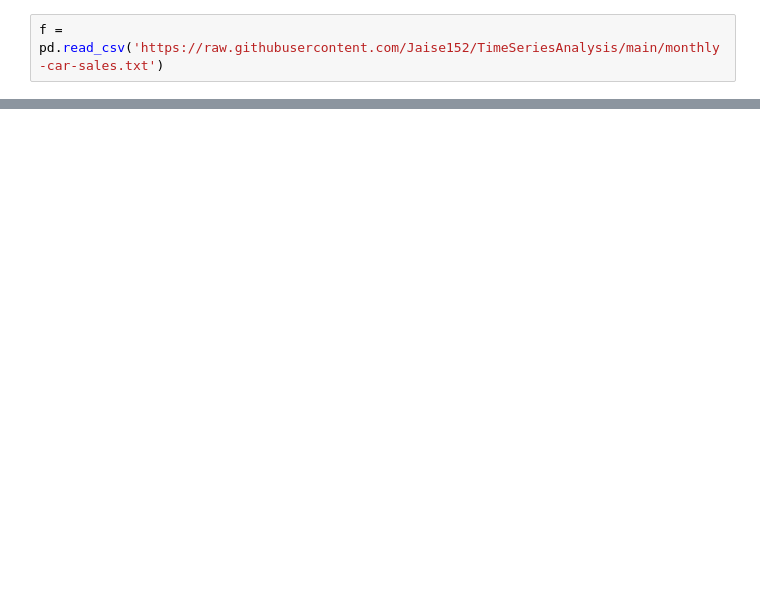
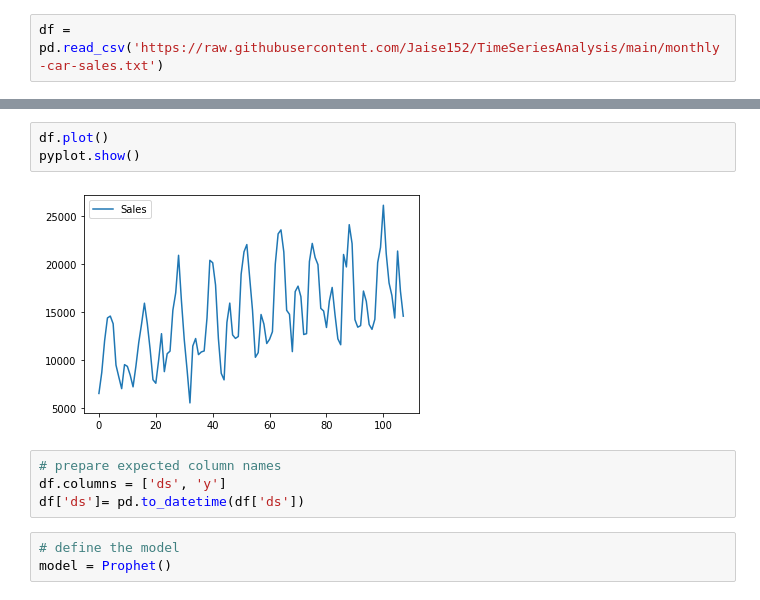
Before and after one commit to Jaise152/TimeSeriesAnalysis, a Jupyter notebook: TimeSeriesAnalysis.ipynb, the cells around one changed output, grey strips where cells are left out. Saved outputs shown, nothing was run; the diff lists cells and outputs as text; blank space fills up the shorter version.

```diff
--- a/TimeSeriesAnalysis.ipynb
+++ b/TimeSeriesAnalysis.ipynb
@@ -6,2 +8,2 @@ import pandas as pd
 # %%
-f = pd.read_csv('https://raw.githubusercontent.com/Jaise152/TimeSeriesAnalysis/main/monthly-car-sales.txt')
+df = pd.read_csv('https://raw.githubusercontent.com/Jaise152/TimeSeriesAnalysis/main/monthly-car-sales.txt')
@@ -23,0 +41,12 @@ f
+# %%
+df.plot()
+pyplot.show()
+# %% [output]
+[figure, added]
+# %%
+# prepare expected column names
+df.columns = ['ds', 'y']
+df['ds']= pd.to_datetime(df['ds'])
+# %%
+# define the model
+model = Prophet()
```
Also changed, not shown: parts of 19 cells of this notebook.
